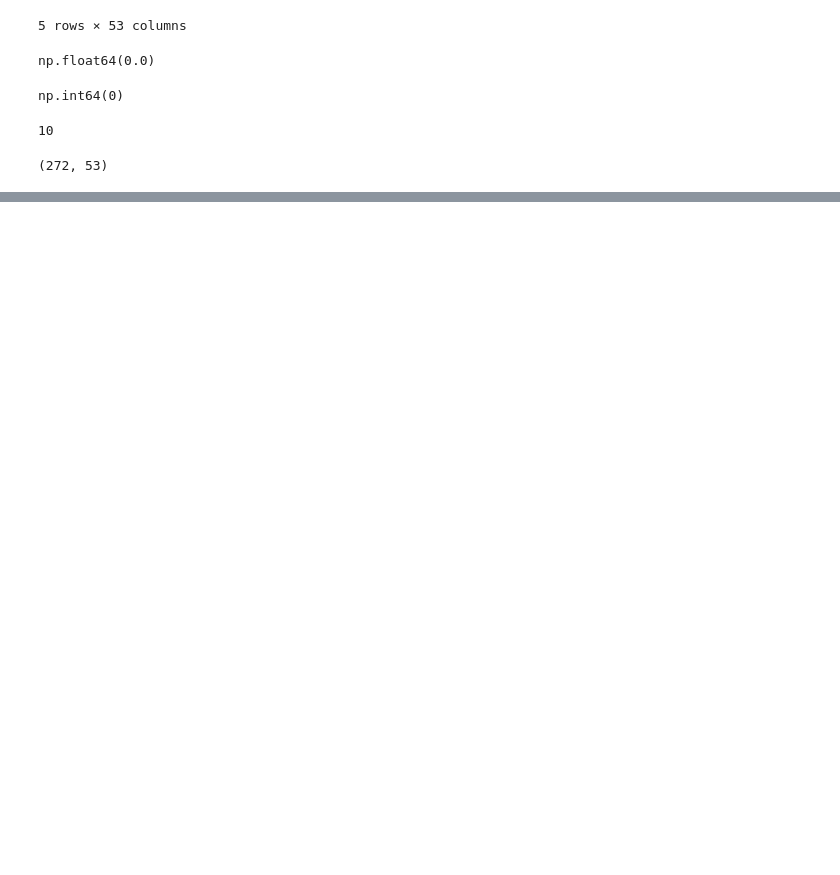
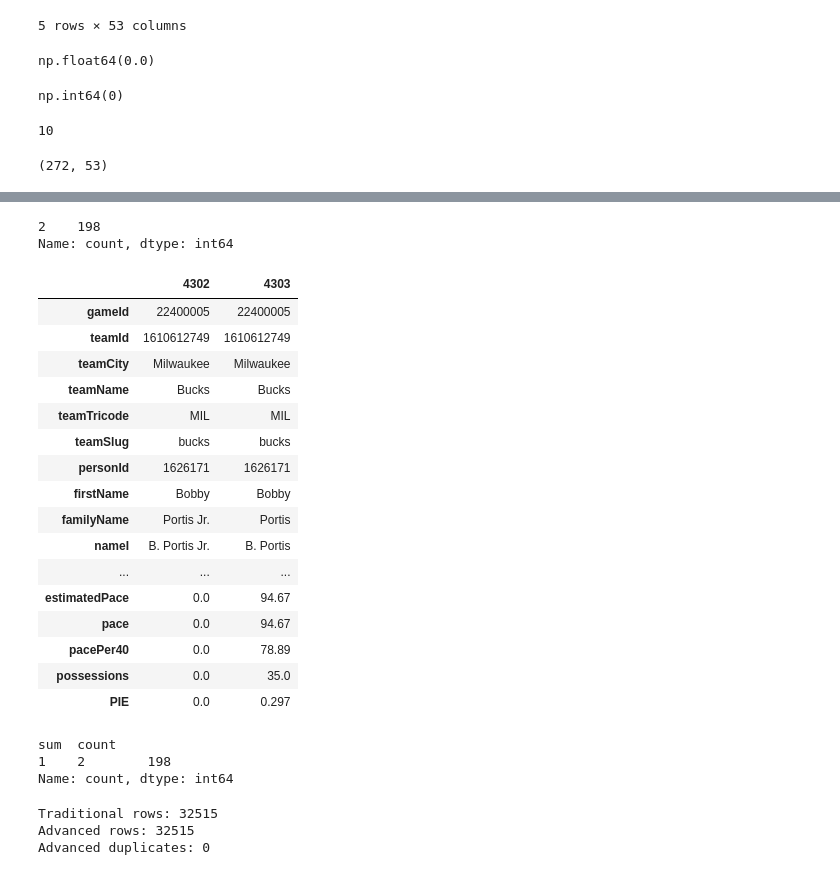
Before and after one commit to Team-Zhao/nba-ai-simulator, a Jupyter notebook: notebooks/player_data.ipynb, the cells around one changed output, grey strips where cells are left out. Saved outputs shown, nothing was run; the diff lists cells and outputs as text; code cells hidden in the pictures; blank space fills up the shorter version.

```diff
--- a/notebooks/player_data.ipynb
+++ b/notebooks/player_data.ipynb
@@ -178,0 +292,47 @@ player_full_df.to_csv(
+# %%
+advanced_duplicates.groupby(
+    ["gameId", "personId"]
+).size().value_counts()
+# %% [output]
+2    198
+Name: count, dtype: int64
+# %%
+sample_game_id = advanced_duplicates.iloc[0]["gameId"]
+sample_person_id = advanced_duplicates.iloc[0]["personId"]
+
+advanced_duplicates[
+    (advanced_duplicates["gameId"] == sample_game_id)
+    &
+    (advanced_duplicates["personId"] == sample_person_id)
+].T
+# %% [output]
+|  | 4302 | 4303 |
+| gameId | 22400005 | 22400005 |
+| teamId | 1610612749 | 1610612749 |
+| teamCity | Milwaukee | Milwaukee |
+| teamName | Bucks | Bucks |
+| teamTricode | MIL | MIL |
+| teamSlug | bucks | bucks |
+| personId | 1626171 | 1626171 |
+| firstName | Bobby | Bobby |
+| familyName | Portis Jr. | Portis |
+| nameI | B. Portis Jr. | B. Portis |
+| ... | ... | ... |
+| estimatedPace | 0.0 | 94.67 |
+| pace | 0.0 | 94.67 |
+| pacePer40 | 0.0 | 78.89 |
+| possessions | 0.0 | 35.0 |
+| PIE | 0.0 | 0.297 |
+# %%
+duplicate_check = (
+    advanced_duplicates
+    .assign(has_minutes=advanced_duplicates["minutes"].notna())
+    .groupby(["gameId", "personId"])["has_minutes"]
+    .agg(["sum", "count"])
+)
+
+duplicate_check.value_counts()
+# %% [output]
+sum  count
+1    2        198
+Name: count, dtype: int64
@@ -178,0 +354,14 @@ player_full_df.to_csv(
+# %%
+print("Traditional rows:", len(traditional_df))
+print("Advanced rows:", len(advanced_df))
+
+print(
+    "Advanced duplicates:",
+    advanced_df.duplicated(
+        subset=["gameId", "personId"]
+    ).sum()
+)
+# %% [output]
+Traditional rows: 32515
+Advanced rows: 32515
+Advanced duplicates: 0
```
Also changed, not shown: parts of 8 cells of this notebook, 9 other files.
